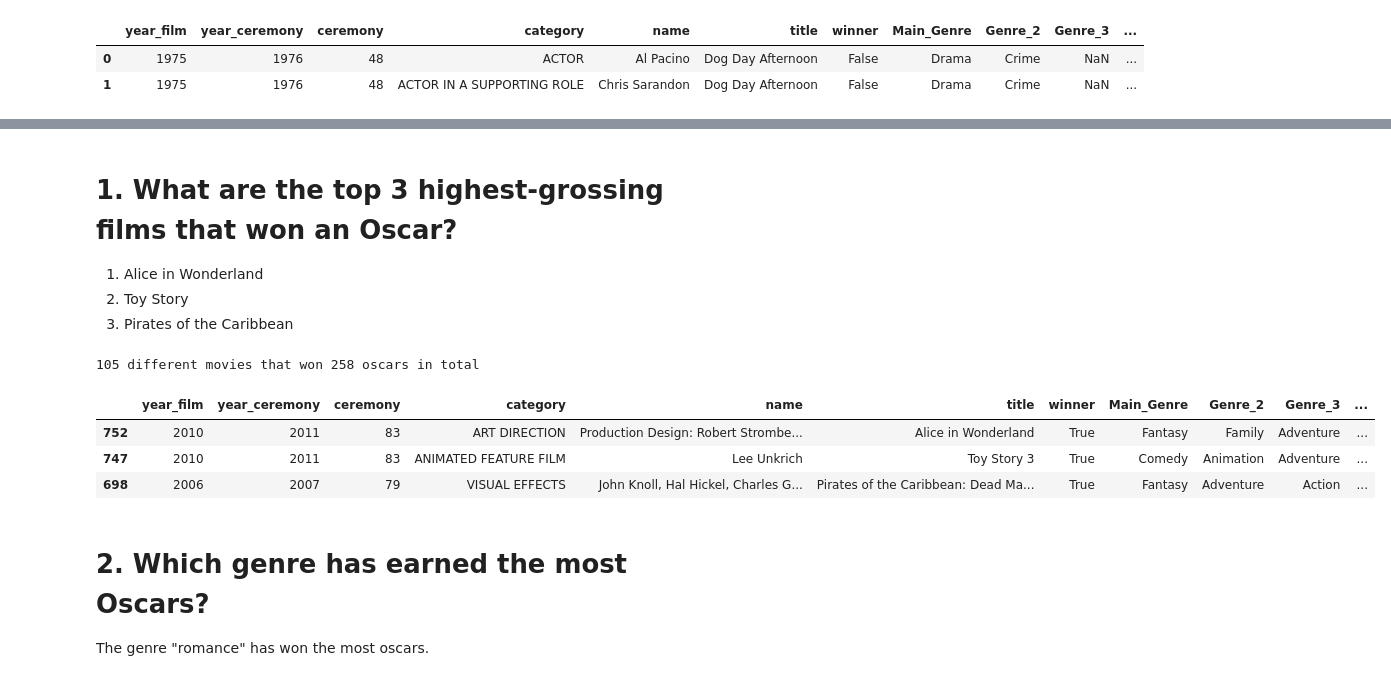
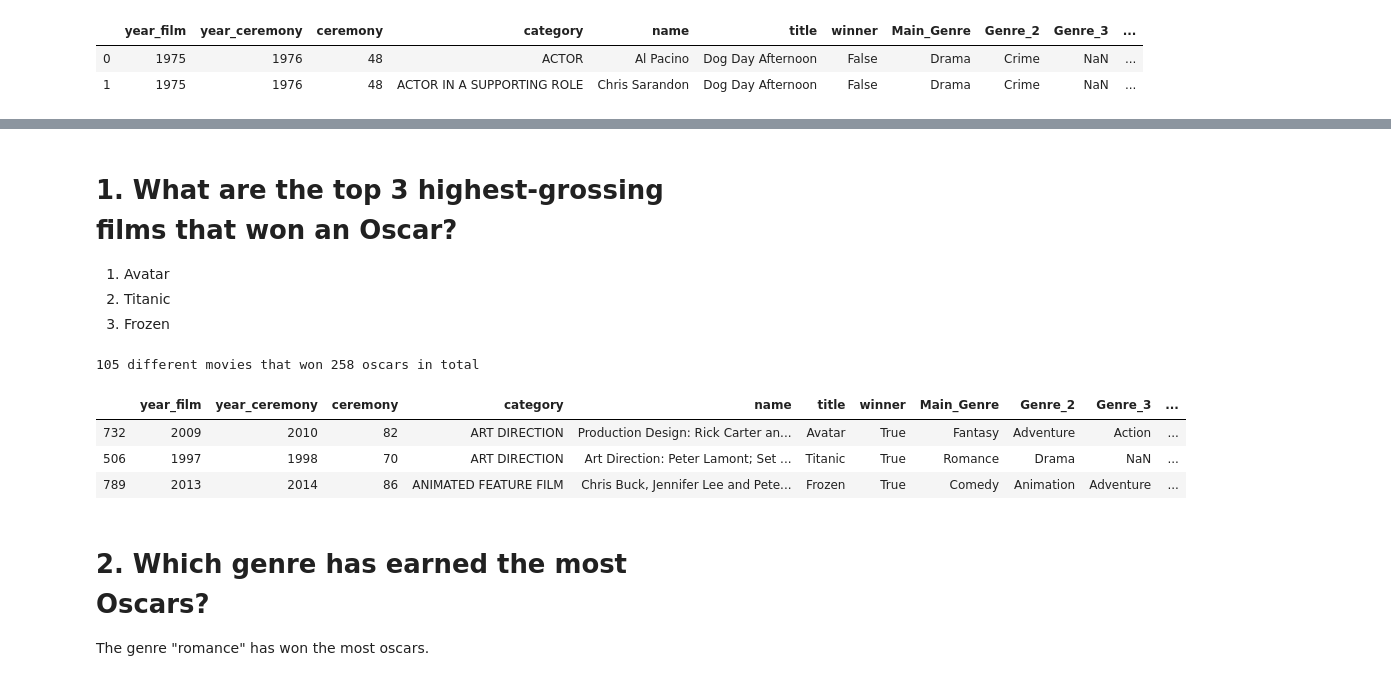
Before and after one commit to Fl00rtje/PyLadiesAms, a Jupyter notebook: Capstone Project Team 1.ipynb, the cells around one changed output, grey strips where cells are left out. Cells and saved outputs as stored; diff of their text form; code cells hidden in the pictures.

```diff
--- a/Capstone Project Team 1.ipynb
+++ b/Capstone Project Team 1.ipynb
@@ -135,8 +146,8 @@ df.sort_values('worldwide_gross')
 # %% [markdown]
 # 1. What are the top 3 highest-grossing films that won an Oscar?
-1. Alice in Wonderland
-2. Toy Story
-3. Pirates of the Caribbean
+1. Avatar
+2. Titanic
+3. Frozen
 # %%
 # First we only select the films that won an oscar
 df1 = df.loc[df["winner"] == True]
@@ -152,12 +163,12 @@ print(f'{movies} different movies that won {oscars} oscars in total')
 df1_drop_duplicates = df1.drop_duplicates(subset=['title'], keep='first')
 # %%
 # We take the first three rows because that's the highest-grossing films
-df1_drop_duplicates.sort_values('worldwide_gross').head(3)
+df1_drop_duplicates.sort_values('worldwide_gross', ascending = False).head(3)
 # %% [output]
 |  | year_film | year_ceremony | ceremony | category | name | title | winner | Main_Genre | Genre_2 | Genre_3 | ... |
-| 752 | 2010 | 2011 | 83 | ART DIRECTION | Production Design: Robert Strombe... | Alice in Wonderland | True | Fantasy | Family | Adventure | ... |
-| 747 | 2010 | 2011 | 83 | ANIMATED FEATURE FILM | Lee Unkrich | Toy Story 3 | True | Comedy | Animation | Adventure | ... |
-| 698 | 2006 | 2007 | 79 | VISUAL EFFECTS | John Knoll, Hal Hickel, Charles G... | Pirates of the Caribbean: Dead Ma... | True | Fantasy | Adventure | Action | ... |
+| 732 | 2009 | 2010 | 82 | ART DIRECTION | Production Design: Rick Carter an... | Avatar | True | Fantasy | Adventure | Action | ... |
+| 506 | 1997 | 1998 | 70 | ART DIRECTION | Art Direction: Peter Lamont; Set ... | Titanic | True | Romance | Drama | NaN | ... |
+| 789 | 2013 | 2014 | 86 | ANIMATED FEATURE FILM | Chris Buck, Jennifer Lee and Pete... | Frozen | True | Comedy | Animation | Adventure | ... |
 # %% [markdown]
 # 2. Which genre has earned the most Oscars?
 The genre "romance" has won the most oscars.
```
Also changed, not shown: parts of 12 cells of this notebook.
